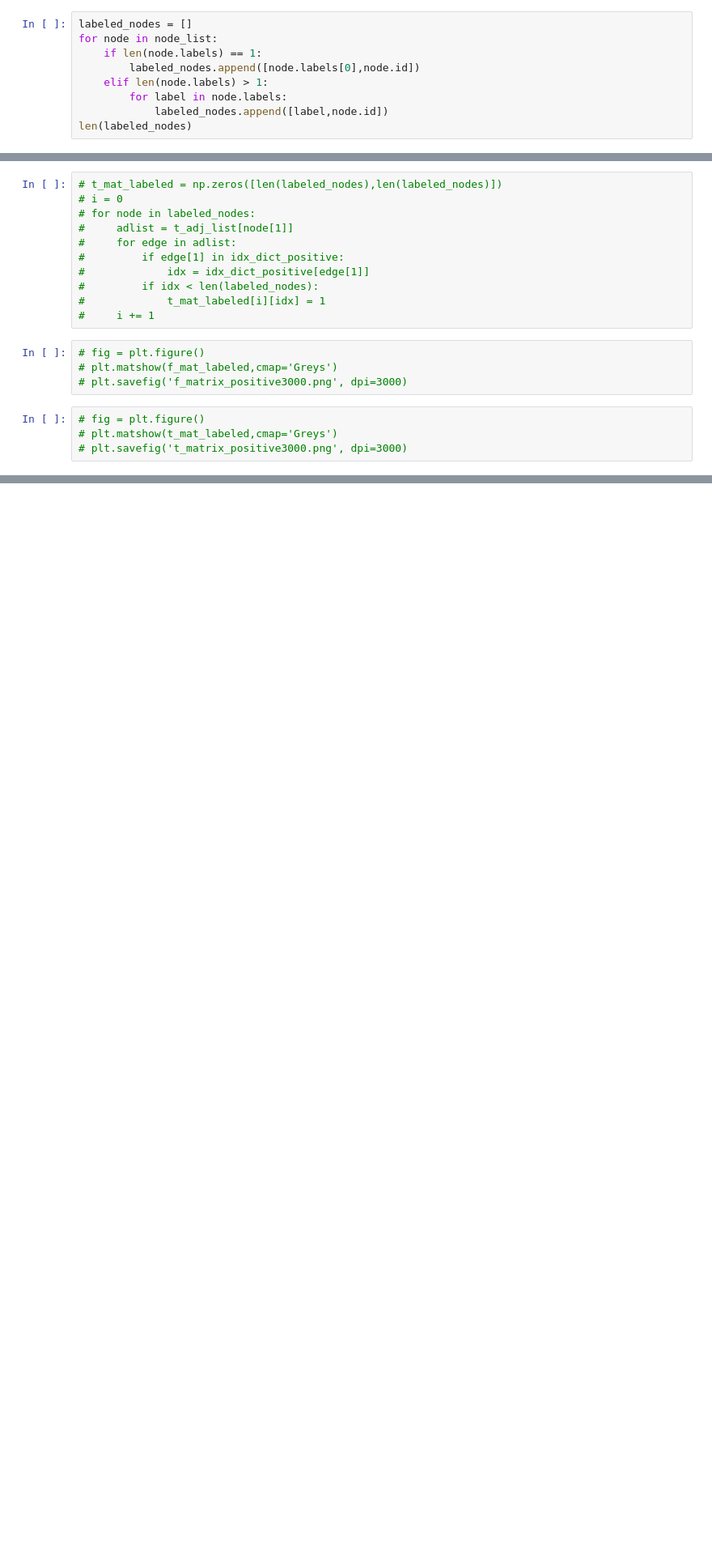
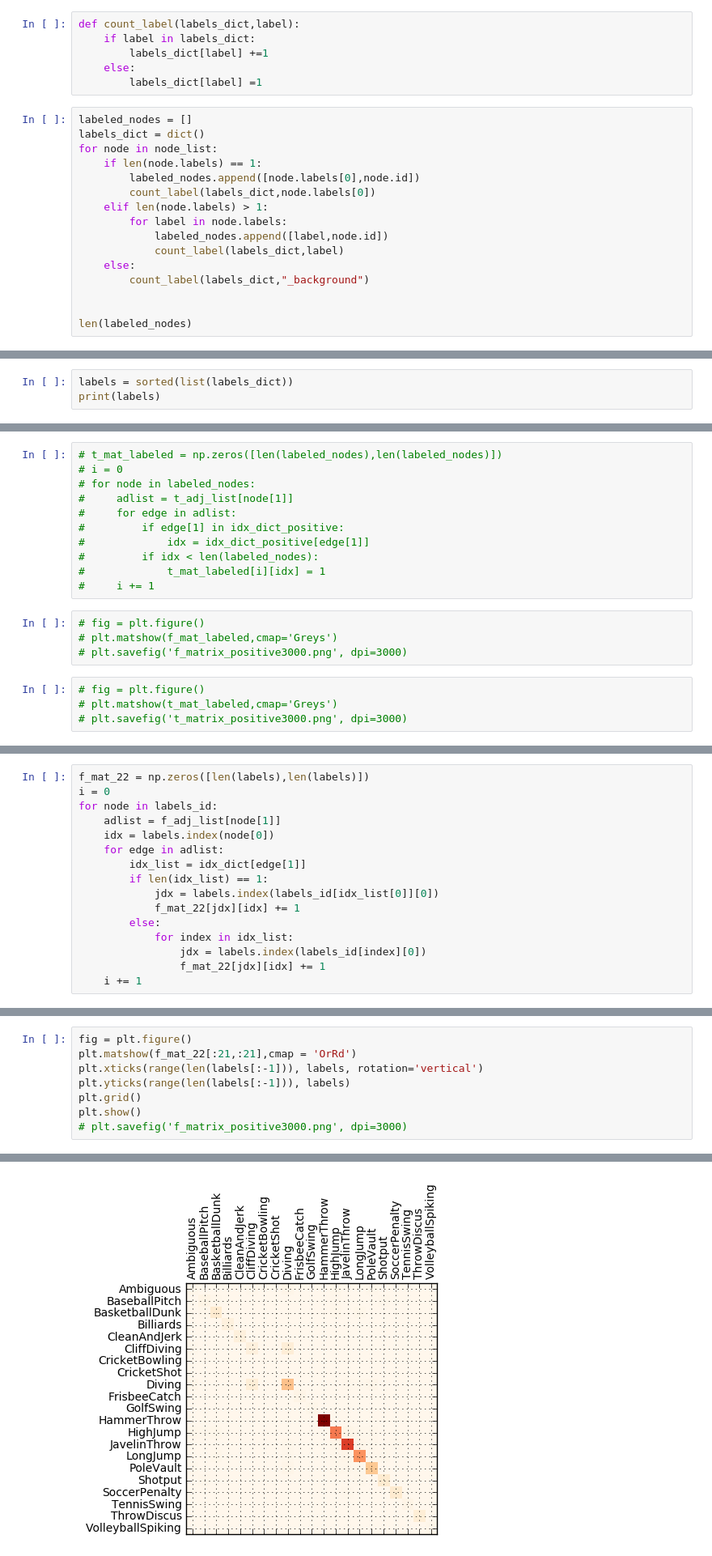
Before and after one commit to KevKeyingLi/VideoActionRecognition, a Jupyter notebook: notebook/Draw the graph.ipynb, the cells around one changed output, grey strips where cells are left out. Shown at 81% size. Saved outputs shown, nothing was run; the diff lists cells and outputs as text; blank space fills up the shorter version.

Commit message:
Draw 22-22 plot

```diff
--- a/notebook/Draw the graph.ipynb
+++ b/notebook/Draw the graph.ipynb
@@ -133,14 +154,30 @@ plt.savefig('matrix4000.png', dpi=4000)
 # sio.savemat('matrix.mat', {'f_matrix':f_mat,'t_matrix':t_mat})
 # %%
 cPickle.dump( {'f_matrix':f_mat,'t_matrix':t_mat}, open( NODE_EDGE_DIR +"mats.p", "wb" ) )
+# %%
+def count_label(labels_dict,label):
+    if label in labels_dict:
+        labels_dict[label] +=1
+    else:
+        labels_dict[label] =1
 # %%
 labeled_nodes = []
+labels_dict = dict()
 for node in node_list:
     if len(node.labels) == 1:
         labeled_nodes.append([node.labels[0],node.id])
+        count_label(labels_dict,node.labels[0])
     elif len(node.labels) > 1:
         for label in node.labels:
             labeled_nodes.append([label,node.id])
+            count_label(labels_dict,label)
+    else:
+        count_label(labels_dict,"_background")
+
+
 len(labeled_nodes)
 # %% [output]
 1662
+# %%
+labels = sorted(list(labels_dict))
+print(labels)
@@ -192,0 +243,16 @@ plt.savefig('t_matrix_positive3000.png', dpi=3000)
+# %%
+f_mat_22 = np.zeros([len(labels),len(labels)])
+i = 0
+for node in labels_id:
+    adlist = f_adj_list[node[1]]
+    idx = labels.index(node[0])
+    for edge in adlist:
+        idx_list = idx_dict[edge[1]]
+        if len(idx_list) == 1:
+            jdx = labels.index(labels_id[idx_list[0]][0])
+            f_mat_22[jdx][idx] += 1
+        else:
+            for index in idx_list:
+                jdx = labels.index(labels_id[index][0])
+                f_mat_22[jdx][idx] += 1
+    i += 1
@@ -192,0 +261,9 @@ plt.savefig('t_matrix_positive3000.png', dpi=3000)
+# %%
+fig = plt.figure()
+plt.matshow(f_mat_22[:21,:21],cmap = 'OrRd')
+plt.xticks(range(len(labels[:-1])), labels, rotation='vertical')
+plt.yticks(range(len(labels[:-1])), labels)
+plt.grid()
+plt.show()
+# plt.savefig('f_matrix_positive3000.png', dpi=3000)
+# %% [output]
@@ -192,0 +271 @@ plt.savefig('t_matrix_positive3000.png', dpi=3000)
+[figure, added]
```
Also changed, not shown: parts of 27 cells of this notebook.
